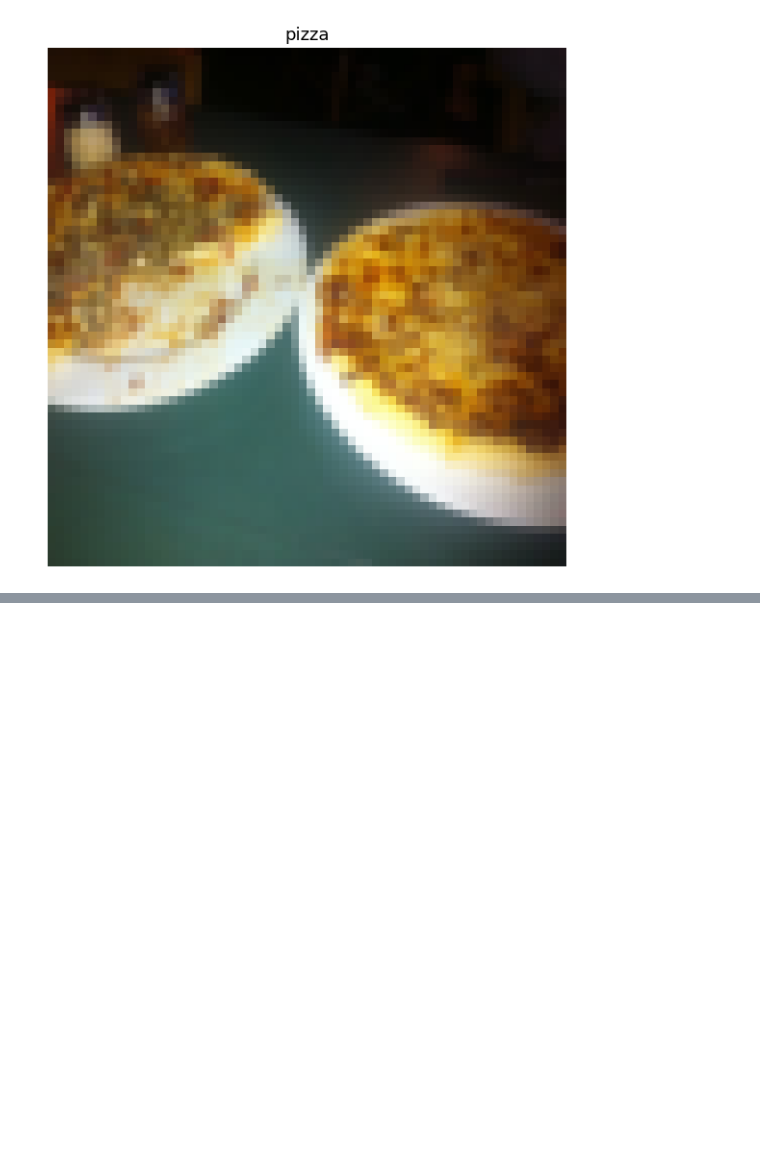
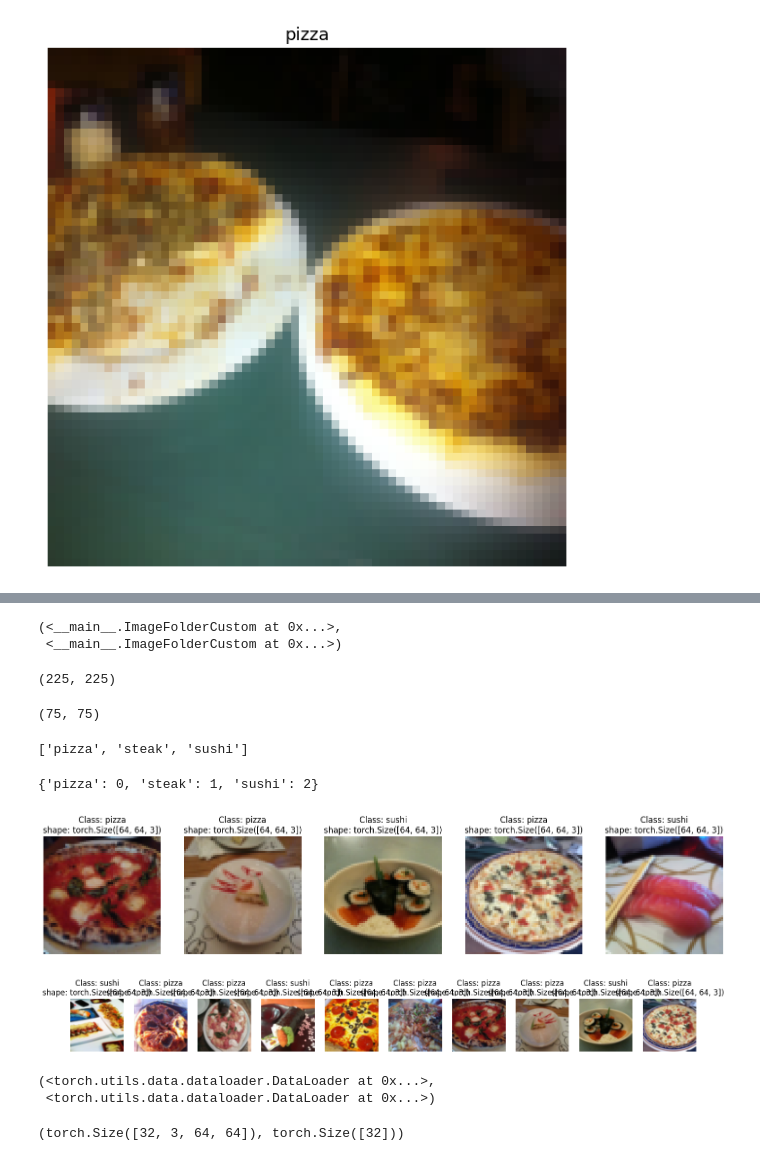
Before and after one commit to AlexNhjh/PyTorch-Tutorial, a Jupyter notebook: ch4.ipynb, the cells around one changed output, grey strips where cells are left out. Drawn from its saved outputs; the diff is of its cells as text; code cells hidden in the pictures; blank space fills up the shorter version.

```diff
--- a/ch4.ipynb
+++ b/ch4.ipynb
@@ -326,0 +454,29 @@ Text(0.5, 1.0, 'pizza')
+# %%
+train_data_custom = ImageFolderCustom(targ_dir=train_dir,
+                                      transform=train_transforms)
+
+test_data_custom = ImageFolderCustom(targ_dir=test_dir,
+                                     transform=test_transforms)
+# %% [output]
+(<__main__.ImageFolderCustom at 0x...>,
+ <__main__.ImageFolderCustom at 0x...>)
+# %%
+len(train_data), len(train_data_custom)
+#(225, 225)
+# %% [output]
+(225, 225)
+# %%
+len(test_data), len(test_data_custom)
+#(75, 75)
+# %% [output]
+(75, 75)
+# %%
+train_data_custom.classes
+#['pizza', 'steak', 'sushi']
+# %% [output]
+['pizza', 'steak', 'sushi']
+# %%
+train_data_custom.class_to_idx
+#{'pizza': 0, 'steak': 1, 'sushi': 2}
+# %% [output]
+{'pizza': 0, 'steak': 1, 'sushi': 2}
@@ -326,0 +523,40 @@ Text(0.5, 1.0, 'pizza')
+# %%
+# Display random images from the ImageFolder created Dataset
+display_random_images(train_data,
+                      n=5,
+                      classes=class_names,
+                      seed=None)
+# %% [output]
+[figure, added]
+# %%
+# Display random images from the ImageFolderCustom dataset
+display_random_images(train_data_custom,
+                      n=10,
+                      classes=class_names,
+                      seed=42)
+# %% [output]
+[figure, added]
+# %%
+# Turn custom loaded images into DataLoaders
+from torch.utils.data import DataLoader
+BATCH_SIZE = 32
+train_dataloader_custom = DataLoader(train_data_custom,
+                                     batch_size=BATCH_SIZE,
+                                     num_workers=0,
+                                     shuffle=True)
+test_dataloader_custom = DataLoader(dataset=test_data_custom,
+                                    batch_size=BATCH_SIZE,
+                                    num_workers=0,
+                                    shuffle=False)
+train_dataloader_custom, test_dataloader_custom
+# %% [output]
+(<torch.utils.data.dataloader.DataLoader at 0x...>,
+ <torch.utils.data.dataloader.DataLoader at 0x...>)
+# %%
+# Get image and label from custom dataloader
+img_custom, label_custom = next(iter(train_dataloader_custom))
+
+img_custom.shape, label_custom.shape
+#(torch.Size([32, 3, 64, 64]), torch.Size([32]))
+# %% [output]
+(torch.Size([32, 3, 64, 64]), torch.Size([32]))
```
Also changed, not shown: parts of 26 cells of this notebook.
